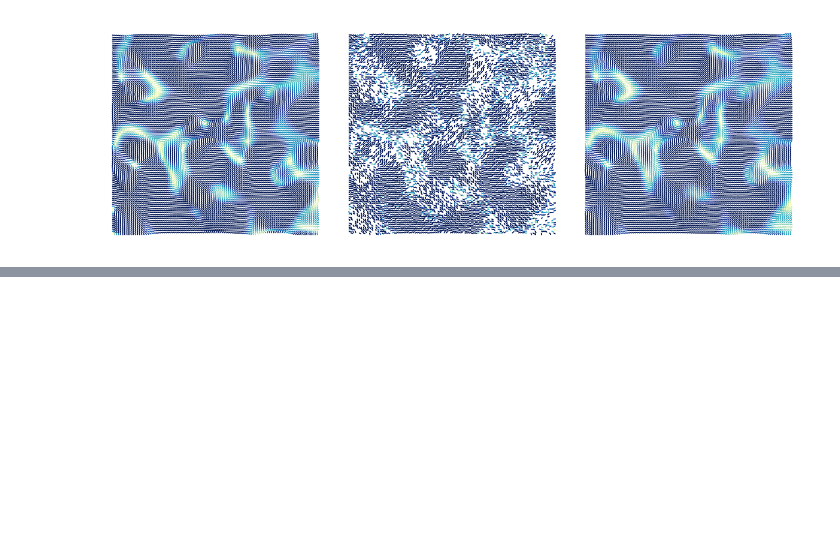
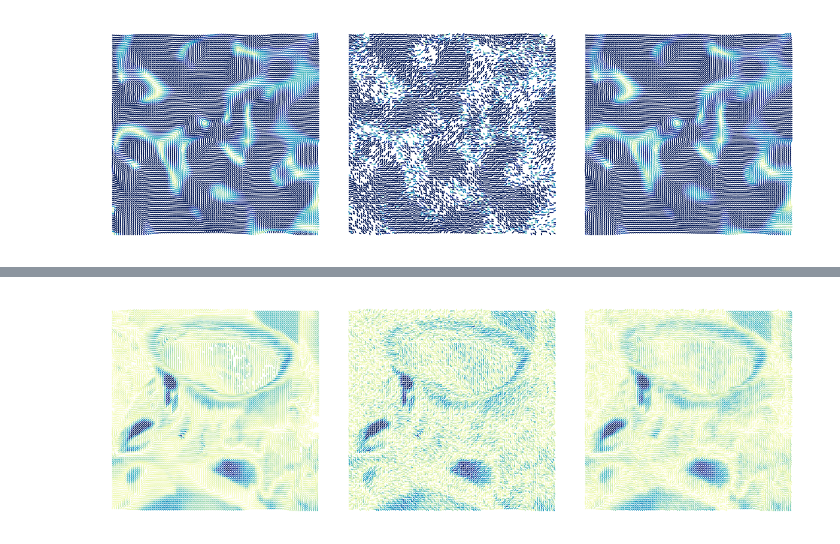
Before and after one commit to JJEWBresch/relaxed_tikhonov_regularization, a Jupyter notebook: hyperbolic.ipynb, the cells around one changed output, grey strips where cells are left out. Cells and saved outputs as stored; diff of their text form; code cells hidden in the pictures; blank space fills up the shorter version.

```diff
--- a/hyperbolic.ipynb
+++ b/hyperbolic.ipynb
@@ -92,0 +140,7 @@ relaxed_tikhonov_sphere_image.plot_hyper2(noise_smooth_image, data_smooth_image,
+# %%
+nnormimgconv = np.where(normimgconv>0, -normimgconv,normimgconv)
+# %%
+hyperimgconv = np.zeros((3,np.shape(imgconv)[0],np.shape(imgconv)[0]))
+hyperimgconv[0,:,:] = transimgconv[0,:,:]/np.sqrt(-nnormimgconv)
+hyperimgconv[1,:,:] = transimgconv[1,:,:]/np.sqrt(-nnormimgconv)
+hyperimgconv[2,:,:] = transimgconv[2,:,:]/np.sqrt(-nnormimgconv)
@@ -92,0 +165,4 @@ relaxed_tikhonov_sphere_image.plot_hyper2(noise_smooth_image, data_smooth_image,
+# %%
+relaxed_tikhonov_sphere_image.plot_hyper2(np.rot90(hyperimgconv_noise,k=3,axes=(1,2)), np.rot90(hyperimgconv,k=3,axes=(1,2)), np.rot90(sol_x,k=3,axes=(1,2)))
+# %% [output]
+[figure, added]
```
Also changed, not shown: parts of 9 cells of this notebook, 1 other file.
